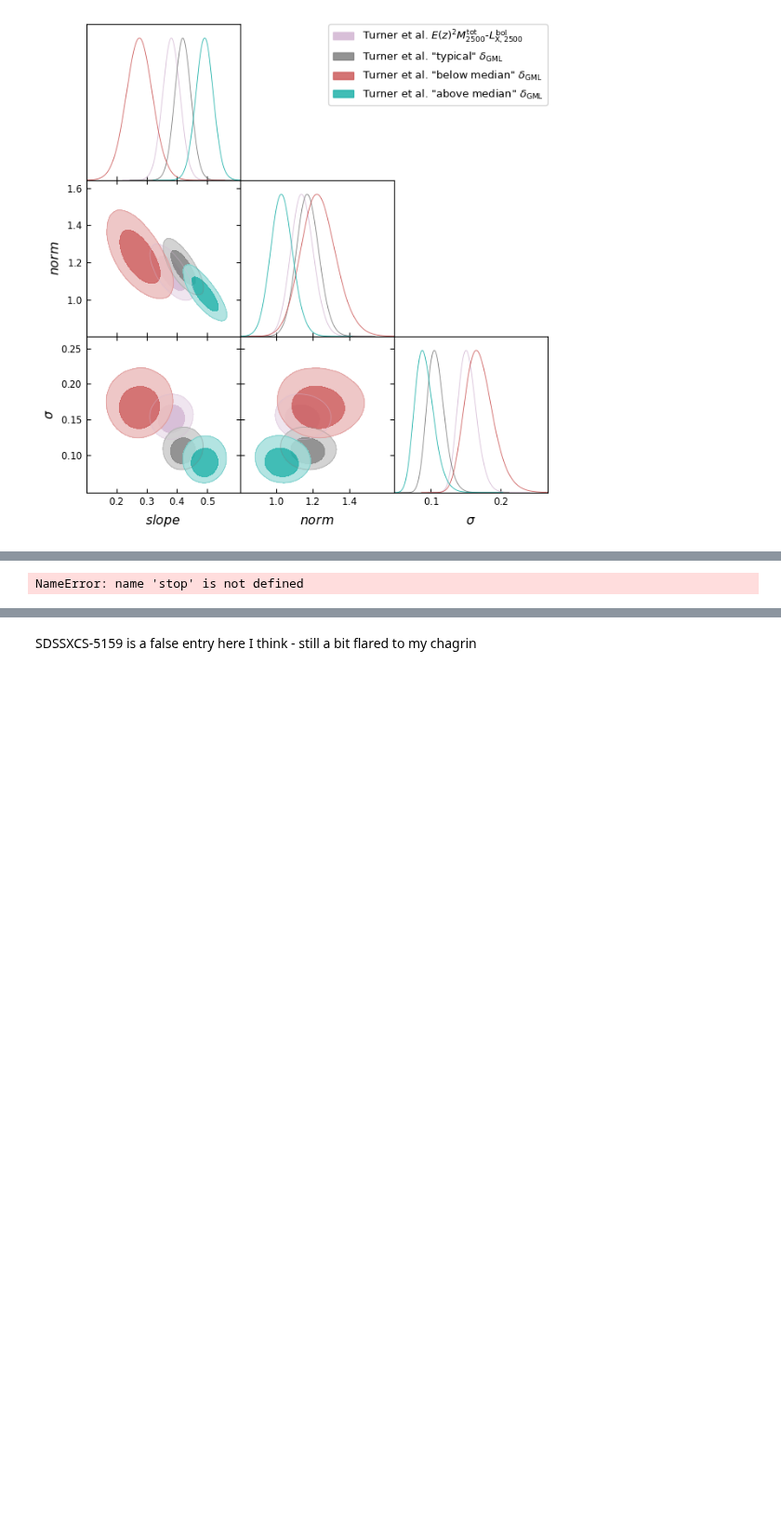
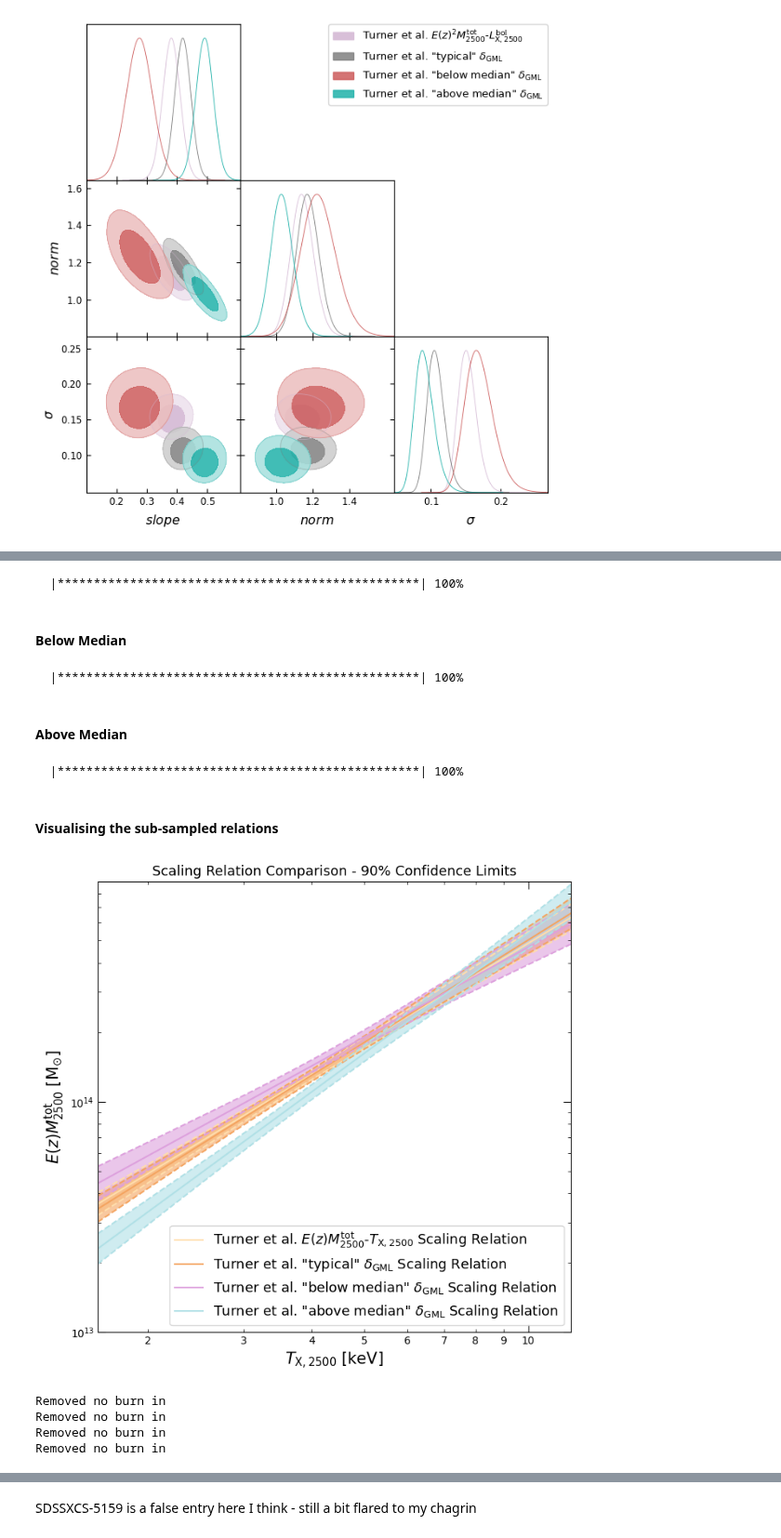
Before and after one commit to DavidT3/XCS-Mass-II-Analysis, a Jupyter notebook: notebooks/exploring_scatter/gasmass-Lx_as_scatter_diagnostic.ipynb, the cells around one changed output, grey strips where cells are left out. Shown at 93% size. Cells and saved outputs as stored; diff of their text form; code cells hidden in the pictures; blank space fills up the shorter version.

```diff
--- a/notebooks/exploring_scatter/gasmass-Lx_as_scatter_diagnostic.ipynb
+++ b/notebooks/exploring_scatter/gasmass-Lx_as_scatter_diagnostic.ipynb
@@ -503,4 +533,79 @@ Removed no burn in
+# %%
+sdssxcs_subsamp = sdssxcs_samp[sdssxcs_samp['name'].isin(typic_clust_names)]
+
+# Setting up property variables in astropy quantity objects
+mtot2500 = Quantity(sdssxcs_subsamp[['Mhy2500_wraderr', 'Mhy2500_wraderr-', 'Mhy2500_wraderr+']].values*1e+14, 'Msun')\
+    *sdssxcs_subsamp['E'].values[..., None]
+tx2500 = Quantity(sdssxcs_subsamp[['Tx_2500', 'Tx_2500-','Tx_2500+']].values, 'keV')
+
+mtot2500_tx2500_typic = scaling_relation_lira(mtot2500[:, 0], mtot2500[:, 1:], tx2500[:, 0], tx2500[:, 1:], m_norm, tx_norm,
+                                              y_name=r"$E(z)M^{\rm{tot}}_{2500}$", x_name=r"$T_{\rm{X,2500}}$",
+                                              dim_hubb_ind=1, point_names=sdssxcs_subsamp['name'].values)
+mtot2500_tx2500_typic.model_colour = 'sandybrown'
+mtot2500_tx2500_typic.author = 'Turner et al.'
+mtot2500_tx2500_typic.year = 2025
+mtot2500_tx2500_typic.name = r'Turner et al. "typical" $\delta_{\rm{GML}}$'
+# %% [output]
+  |**************************************************| 100%
+# %% [markdown]
+#### Below Median
+# %%
+sdssxcs_subsamp = sdssxcs_samp[sdssxcs_samp['name'].isin(below_clust_names)]
+
+# Setting up property variables in astropy quantity objects
+mtot2500 = Quantity(sdssxcs_subsamp[['Mhy2500_wraderr', 'Mhy2500_wraderr-', 'Mhy2500_wraderr+']].values*1e+14, 'Msun')\
+    *sdssxcs_subsamp['E'].values[..., None]
+tx2500 = Quantity(sdssxcs_subsamp[['Tx_2500', 'Tx_2500-','Tx_2500+']].values, 'keV')
+
+mtot2500_tx2500_below = scaling_relation_lira(mtot2500[:, 0], mtot2500[:, 1:], tx2500[:, 0], tx2500[:, 1:], m_norm, tx_norm,
+                                       y_name=r"$E(z)M^{\rm{tot}}_{2500}$", x_name=r"$T_{\rm{X,2500}}$",
+                                       dim_hubb_ind=1, point_names=sdssxcs_subsamp['name'].values)
+mtot2500_tx2500_below.model_colour = 'plum'
+mtot2500_tx2500_below.author = 'Turner et al.'
+mtot2500_tx2500_below.year = 2025
+mtot2500_tx2500_below.name = r'Turner et al. "below median" $\delta_{\rm{GML}}$'
+# %% [output]
+  |**************************************************| 100%
+# %% [markdown]
+#### Above Median
 # %%
-stop
+sdssxcs_subsamp = sdssxcs_samp[sdssxcs_samp['name'].isin(above_clust_names)]
+
+# Setting up property variables in astropy quantity objects
+mtot2500 = Quantity(sdssxcs_subsamp[['Mhy2500_wraderr', 'Mhy2500_wraderr-', 'Mhy2500_wraderr+']].values*1e+14, 'Msun')\
+    *sdssxcs_subsamp['E'].values[..., None]
+tx2500 = Quantity(sdssxcs_subsamp[['Tx_2500', 'Tx_2500-','Tx_2500+']].values, 'keV')
+
+mtot2500_tx2500_above = scaling_relation_lira(mtot2500[:, 0], mtot2500[:, 1:], tx2500[:, 0], tx2500[:, 1:], m_norm, tx_norm,
+                                       y_name=r"$E(z)M^{\rm{tot}}_{2500}$", x_name=r"$T_{\rm{X,2500}}$",
+                                       dim_hubb_ind=1, point_names=sdssxcs_subsamp['name'].values)
+mtot2500_tx2500_above.model_colour = 'powderblue'
+mtot2500_tx2500_above.author = 'Turner et al.'
+mtot2500_tx2500_above.year = 2025
+mtot2500_tx2500_above.name = r'Turner et al. "above median" $\delta_{\rm{GML}}$'
 # %% [output]
-NameError: name 'stop' is not defined
+  |**************************************************| 100%
+# %% [markdown]
+#### Visualising the sub-sampled relations
+# %%
+mtot2500_tx2500.author = 'XGA'
+mtot2500_tx2500_typic.author = 'XGA'
+mtot2500_tx2500_below.author = 'XGA'
+mtot2500_tx2500_above.author = 'XGA'
+
+comb_rel = (mtot2500_tx2500 + mtot2500_tx2500_typic + mtot2500_tx2500_below + mtot2500_tx2500_above)
+comb_rel.view(figsize=(7.3, 7), y_lims=Quantity([1e+13, 9e+14], 'Msun'), show_data=False)
+
+mtot2500_tx2500.author = 'Turner et al.'
+mtot2500_tx2500_typic.author = 'Turner et al.'
+mtot2500_tx2500_below.author = 'Turner et al.'
+mtot2500_tx2500_above.author = 'Turner et al.'
+
+comb_rel.view_corner(figsize=(6.5, 6.5),
+                     save_path="../../outputs/figures/exploring_scatter/delta-gml_subsets_mtot2500_tx2500_contours.pdf")
+# %% [output]
+[figure, added]
+Removed no burn in
+Removed no burn in
+Removed no burn in
+Removed no burn in
```
Also changed, not shown: parts of 8 cells of this notebook, 2 other files.
